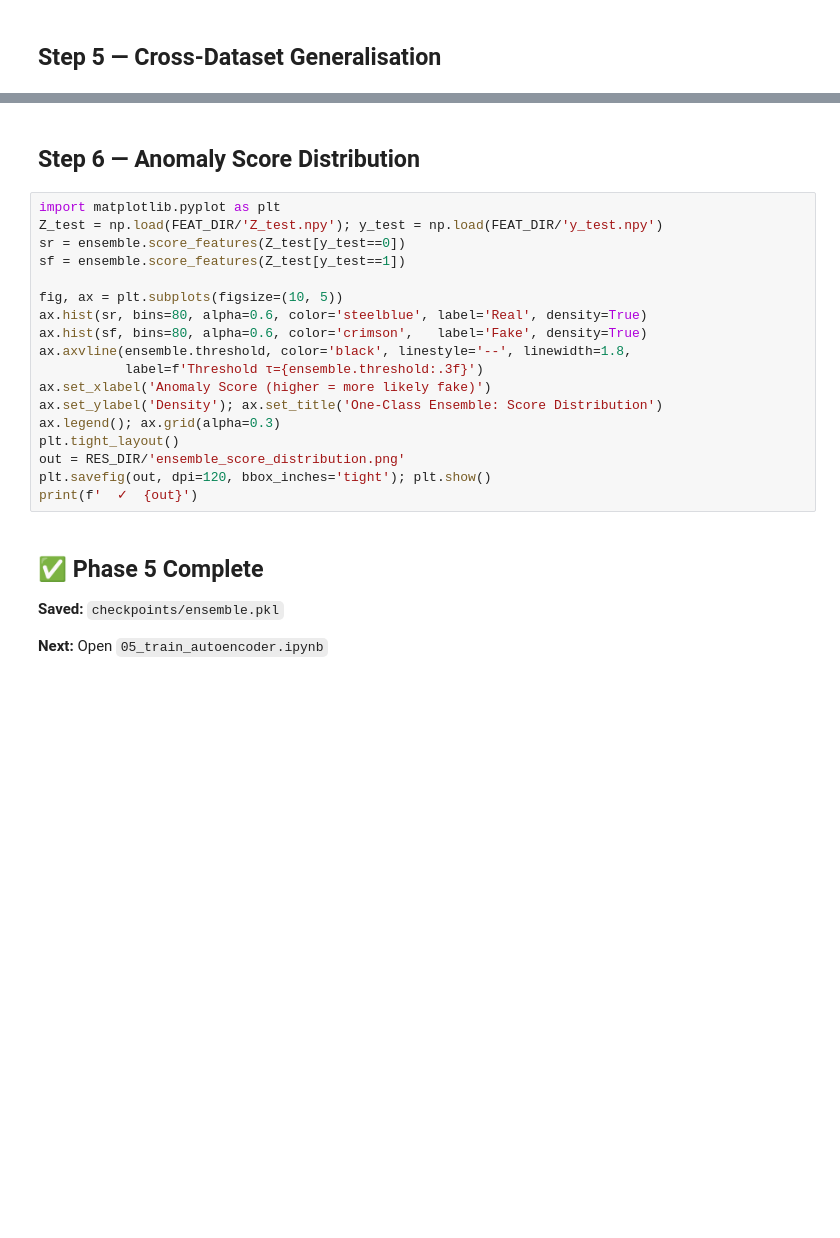
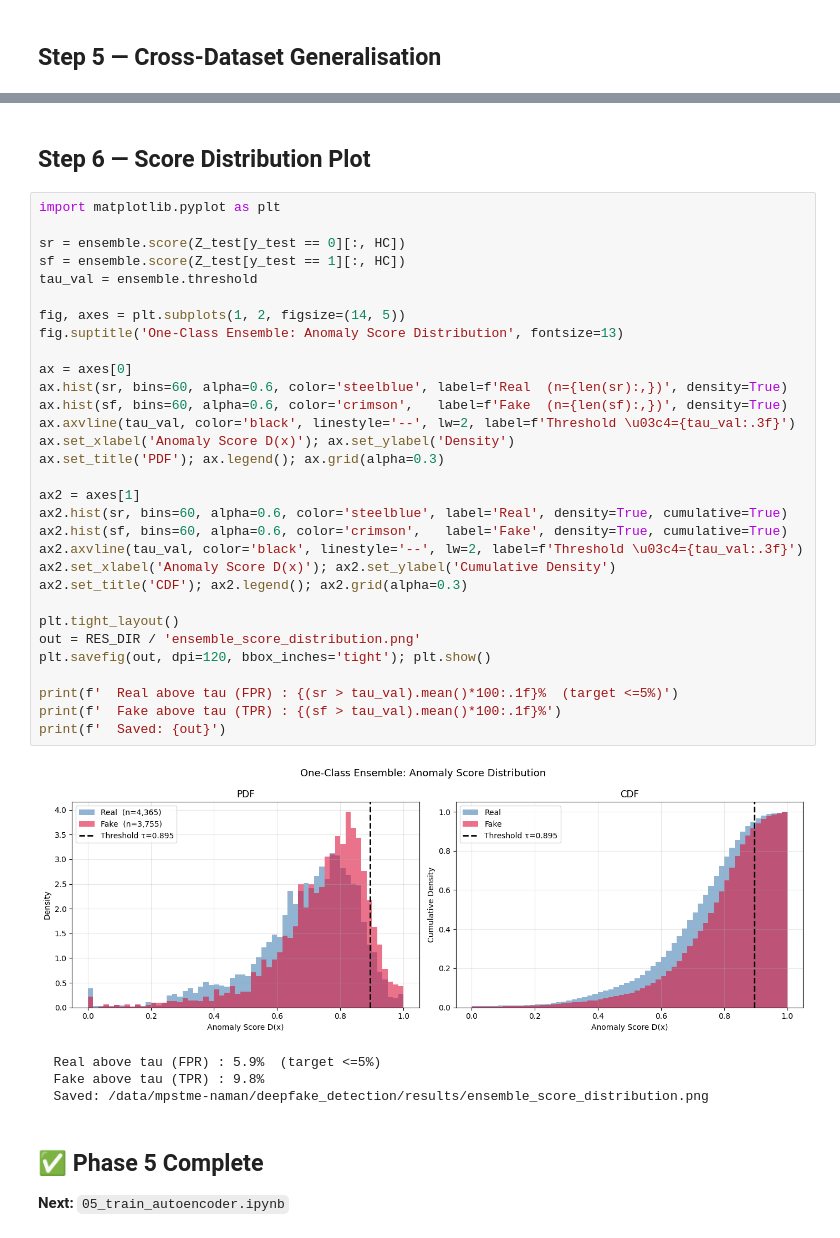
Before and after one commit to DarkAgent84/RealCentric_GeneratorAgnostic_DeepfakeDetection, a Jupyter notebook: notebooks/04_train_unsupervised.ipynb, the cells around one changed output, grey strips where cells are left out. Saved outputs shown, nothing was run; the diff lists cells and outputs as text; blank space fills up the shorter version.

```diff
--- a/notebooks/04_train_unsupervised.ipynb
+++ b/notebooks/04_train_unsupervised.ipynb
@@ -97,26 +173,42 @@ for name, zf, yf in [('FaceForensics++','Z_ff.npy','y_ff.npy'),('Stable Diffusio
 # %% [markdown]
-## Step 6 — Anomaly Score Distribution
+## Step 6 — Score Distribution Plot
 # %%
 import matplotlib.pyplot as plt
-Z_test = np.load(FEAT_DIR/'Z_test.npy'); y_test = np.load(FEAT_DIR/'y_test.npy')
-sr = ensemble.score_features(Z_test[y_test==0])
-sf = ensemble.score_features(Z_test[y_test==1])
 
-fig, ax = plt.subplots(figsize=(10, 5))
-ax.hist(sr, bins=80, alpha=0.6, color='steelblue', label='Real', density=True)
-ax.hist(sf, bins=80, alpha=0.6, color='crimson',   label='Fake', density=True)
-ax.axvline(ensemble.threshold, color='black', linestyle='--', linewidth=1.8,
-           label=f'Threshold τ={ensemble.threshold:.3f}')
-ax.set_xlabel('Anomaly Score (higher = more likely fake)')
-ax.set_ylabel('Density'); ax.set_title('One-Class Ensemble: Score Distribution')
-ax.legend(); ax.grid(alpha=0.3)
+sr = ensemble.score(Z_test[y_test == 0][:, HC])
+sf = ensemble.score(Z_test[y_test == 1][:, HC])
+tau_val = ensemble.threshold
+
+fig, axes = plt.subplots(1, 2, figsize=(14, 5))
+fig.suptitle('One-Class Ensemble: Anomaly Score Distribution', fontsize=13)
+
+ax = axes[0]
+ax.hist(sr, bins=60, alpha=0.6, color='steelblue', label=f'Real  (n={len(sr):,})', density=True)
+ax.hist(sf, bins=60, alpha=0.6, color='crimson',   label=f'Fake  (n={len(sf):,})', density=True)
+ax.axvline(tau_val, color='black', linestyle='--', lw=2, label=f'Threshold \u03c4={tau_val:.3f}')
+ax.set_xlabel('Anomaly Score D(x)'); ax.set_ylabel('Density')
+ax.set_title('PDF'); ax.legend(); ax.grid(alpha=0.3)
+
+ax2 = axes[1]
+ax2.hist(sr, bins=60, alpha=0.6, color='steelblue', label='Real', density=True, cumulative=True)
+ax2.hist(sf, bins=60, alpha=0.6, color='crimson',   label='Fake', density=True, cumulative=True)
+ax2.axvline(tau_val, color='black', linestyle='--', lw=2, label=f'Threshold \u03c4={tau_val:.3f}')
+ax2.set_xlabel('Anomaly Score D(x)'); ax2.set_ylabel('Cumulative Density')
+ax2.set_title('CDF'); ax2.legend(); ax2.grid(alpha=0.3)
+
 plt.tight_layout()
-out = RES_DIR/'ensemble_score_distribution.png'
+out = RES_DIR / 'ensemble_score_distribution.png'
 plt.savefig(out, dpi=120, bbox_inches='tight'); plt.show()
-print(f'  ✓  {out}')
+
+print(f'  Real above tau (FPR) : {(sr > tau_val).mean()*100:.1f}%  (target <=5%)')
+print(f'  Fake above tau (TPR) : {(sf > tau_val).mean()*100:.1f}%')
+print(f'  Saved: {out}')
+# %% [output]
+[figure, added]
+  Real above tau (FPR) : 5.9%  (target <=5%)
+  Fake above tau (TPR) : 9.8%
+  Saved: /data/mpstme-naman/deepfake_detection/results/ensemble_score_distribution.png
 # %% [markdown]
 ## ✅ Phase 5 Complete
 
-**Saved:** `checkpoints/ensemble.pkl`
-
-**Next:** Open `05_train_autoencoder.ipynb`
+**Next:** `05_train_autoencoder.ipynb`
```
Also changed, not shown: parts of 11 cells of this notebook, 27 other files.
